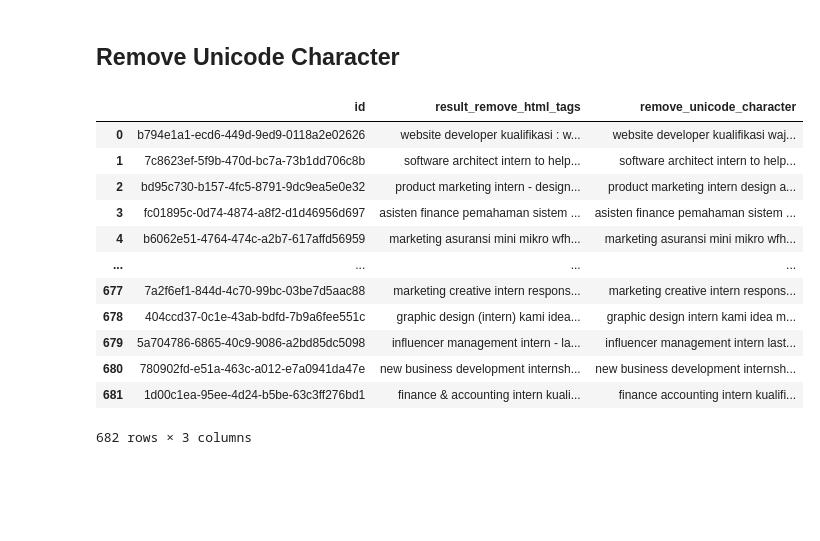
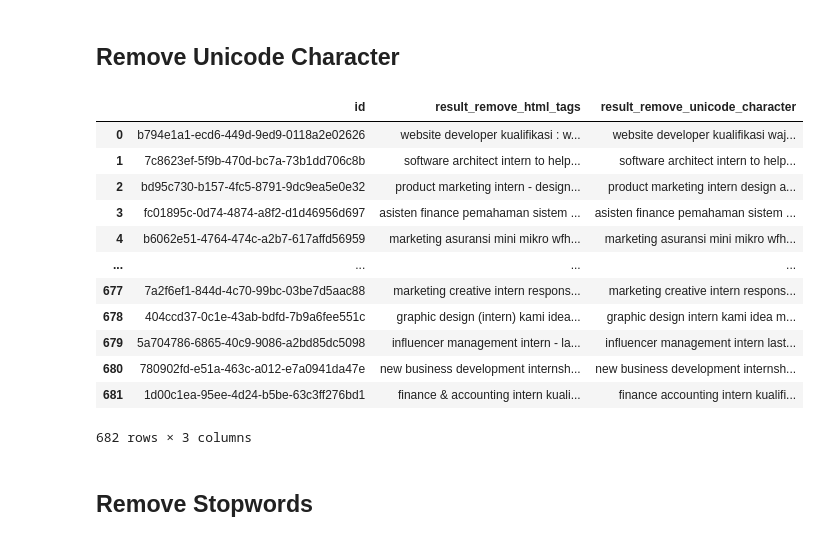
Before and after one commit to Aszaychik/optimasi-search-magang-merdeka, a Jupyter notebook: data_cleaning.ipynb, the cells around one changed output. Saved outputs shown, nothing was run; the diff lists cells and outputs as text; code cells hidden in the pictures; blank space fills up the shorter version.

Commit message:
feat(cleaning): add remove stopwords

```diff
--- a/data_cleaning.ipynb
+++ b/data_cleaning.ipynb
@@ -117,10 +117,10 @@ data[['id', 'result_case_folding_data' ,'result_remove_html_tags']]
 # %%
 import re
 # %%
-data['remove_unicode_character'] = data['result_remove_html_tags'].apply(lambda x: re.sub(r"(@\[A-Za-z0-9]+)|([^0-9A-Za-z \t])|(\w+:\/\/\S+)|^rt|http.+?", "", x))
-data[['id', 'result_remove_html_tags', 'remove_unicode_character']]
+data['result_remove_unicode_character'] = data['result_remove_html_tags'].apply(lambda x: re.sub(r"(@\[A-Za-z0-9]+)|([^0-9A-Za-z \t])|(\w+:\/\/\S+)|^rt|http.+?", "", x))
+data[['id', 'result_remove_html_tags', 'result_remove_unicode_character']]
 # %% [output]
-|  | id | result_remove_html_tags | remove_unicode_character |
+|  | id | result_remove_html_tags | result_remove_unicode_character |
 | 0 | b794e1a1-ecd6-449d-9ed9-0118a2e02626 | website developer kualifikasi : w... | website developer kualifikasi waj... |
 | 1 | 7c8623ef-5f9b-470d-bc7a-73b1dd706c8b | software architect intern to help... | software architect intern to help... |
 | 2 | bd95c730-b157-4fc5-8791-9dc9ea5e0e32 | product marketing intern - design... | product marketing intern design a... |
@@ -133,3 +133,5 @@ data[['id', 'result_remove_html_tags', 'remove_unicode_character']]
 | 680 | 780902fd-e51a-463c-a012-e7a0941da47e | new business development internsh... | new business development internsh... |
 | 681 | 1d00c1ea-95ee-4d24-b5be-63c3ff276bd1 | finance & accounting intern kuali... | finance accounting intern kualifi... |
 682 rows × 3 columns
+# %% [markdown]
+## **Remove Stopwords**
```
Also changed, not shown: parts of 3 cells of this notebook.
